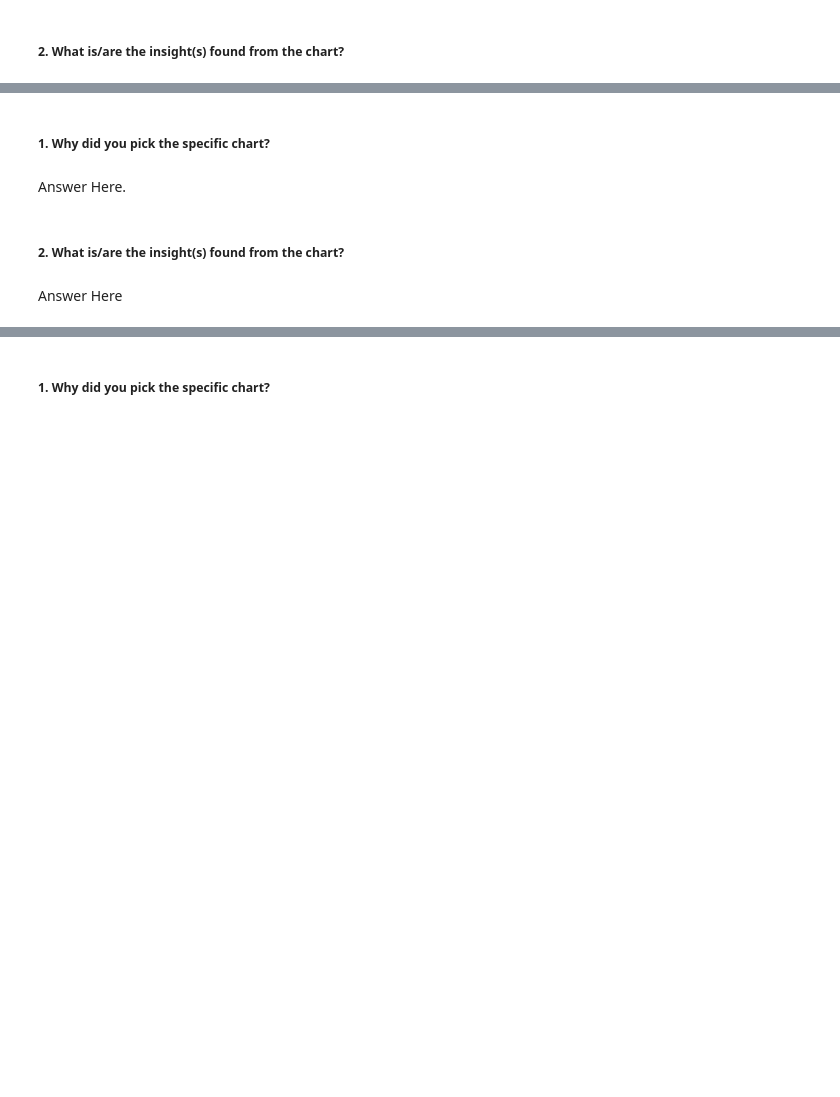
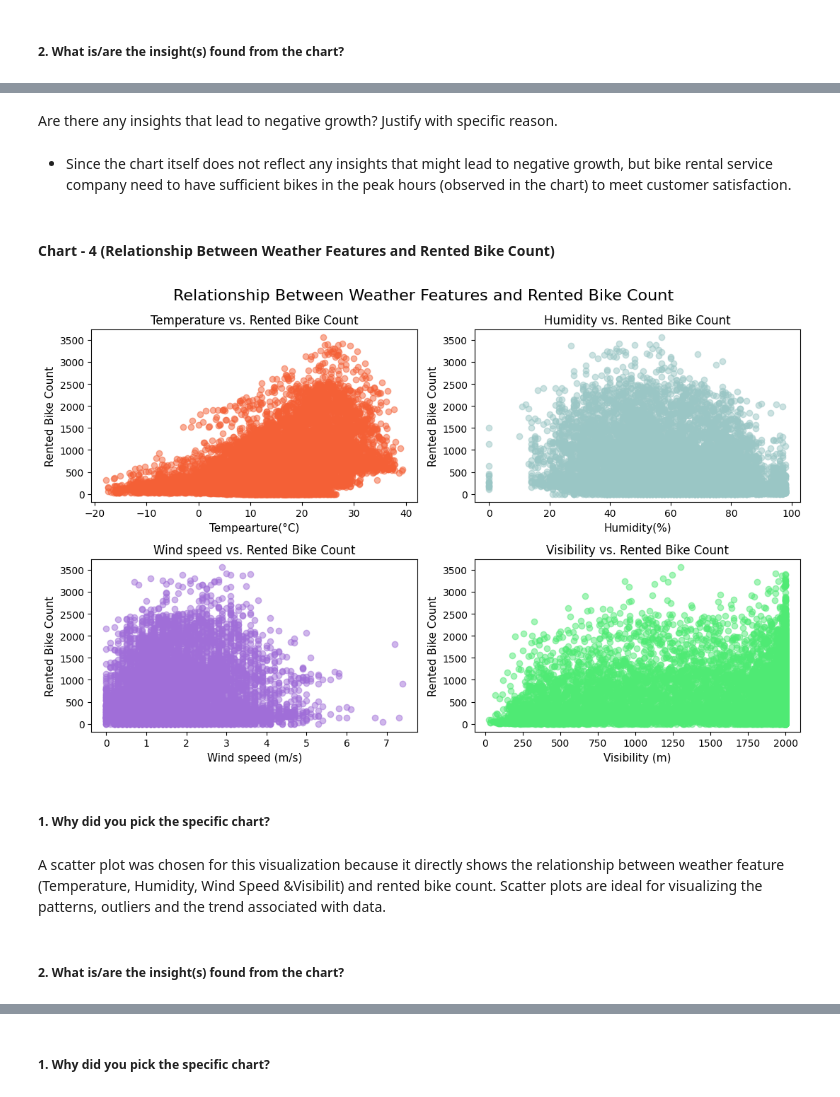
Before and after one commit to ShubhPathania/Bike-Sharing-Demand-Prediction, a Jupyter notebook: Bike_Sharing_Demand_Prediction.ipynb, the cells around one changed output, grey strips where cells are left out. Cells and saved outputs as stored; diff of their text form; code cells hidden in the pictures; blank space fills up the shorter version.

```diff
--- a/Bike_Sharing_Demand_Prediction.ipynb
+++ b/Bike_Sharing_Demand_Prediction.ipynb
@@ -349,8 +584,49 @@ Answer Here
+# %% [markdown]
+Are there any insights that lead to negative growth? Justify with specific reason.
+# %% [markdown]
+- Since the chart itself does not reflect any insights that might lead to negative growth, but bike rental service company need to have sufficient bikes in the peak hours (observed in the chart) to meet customer satisfaction.
+# %% [markdown]
+#### **Chart - 4 (Relationship Between Weather Features and Rented Bike Count)**
+# %%
+# Setting figure size and title for the plot
+plt.figure(figsize= (11, 7))
+plt.suptitle("Relationship Between Weather Features and Rented Bike Count", size= 16)
+
+# Plot 1. Temperature vs. Rented Bike Count
+plt.subplot(2, 2, 1)
+plt.scatter(bike_df["Temperature(°C)"], bike_df["Rented Bike Count"], color = "#f46036", alpha= 0.5)
+plt.title("Temperature vs. Rented Bike Count", size= 12)
+plt.xlabel("Tempearture(°C)", size= 11)
+plt.ylabel("Rented Bike Count", size= 11)
+
+# Plot 2. Humidity vs. Rented Bike Count
+plt.subplot(2, 2, 2)
+plt.scatter(bike_df["Humidity(%)"], bike_df["Rented Bike Count"], color = "#9ac6c5", alpha= 0.5)
+plt.title("Humidity vs. Rented Bike Count", size= 12)
+plt.xlabel("Humidity(%)", size= 11)
+plt.ylabel("Rented Bike Count", size= 11)
+
+# Plot 3. Wind speed vs. Rented Bike Count
+plt.subplot(2, 2, 3)
+plt.scatter(bike_df["Wind speed (m/s)"], bike_df["Rented Bike Count"], color = "#a06ed8", alpha= 0.5)
+plt.title("Wind speed vs. Rented Bike Count", size= 12)
+plt.xlabel("Wind speed (m/s)", size= 11)
+plt.ylabel("Rented Bike Count", size= 11)
+
+# Plot 4. Visibility vs. Rented Bike Count
+plt.subplot(2, 2, 4)
+plt.scatter(bike_df["Visibility (10m)"], bike_df["Rented Bike Count"], color = "#4fea74", alpha= 0.5)
+plt.title("Visibility vs. Rented Bike Count", size= 12)
+plt.xlabel("Visibility (m)", size= 11)
+plt.ylabel("Rented Bike Count", size= 11)
+plt.tight_layout()
+
+plt.show()
+# %% [output]
+[figure, added]
 # %% [markdown]
 ##### 1. Why did you pick the specific chart?
-# %% [markdown]
-Answer Here.
+# %% [markdown]
+A scatter plot was chosen for this visualization because it directly shows the relationship between weather feature (Temperature, Humidity, Wind Speed &Visibilit) and rented bike count. Scatter plots are ideal for visualizing the patterns, outliers and the trend associated with data.
 # %% [markdown]
 ##### 2. What is/are the insight(s) found from the chart?
-# %% [markdown]
-Answer Here
```
Also changed, not shown: parts of 78 cells of this notebook.
